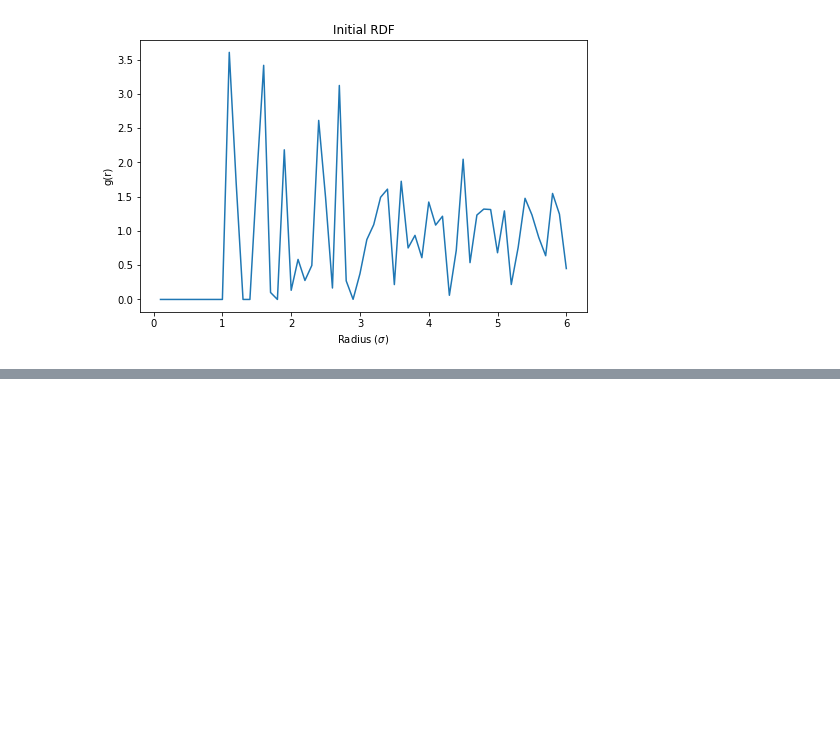
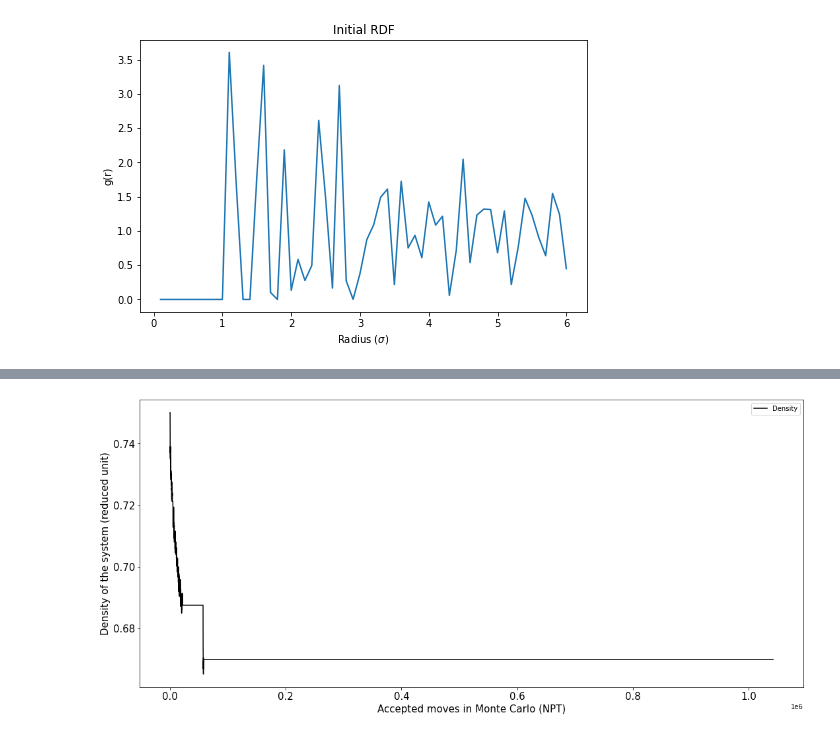
Before and after one commit to moeinhajian/Monte-Carlo-NPT, a Jupyter notebook: MC-NPT.ipynb, the cells around one changed output, grey strips where cells are left out. Cells and saved outputs as stored; diff of their text form; code cells hidden in the pictures; blank space fills up the shorter version.

```diff
--- a/MC-NPT.ipynb
+++ b/MC-NPT.ipynb
@@ -229,12 +229,14 @@ plt.show()
 # %%
 plt.figure(figsize=(18,8))
-plt.plot(range(len(rhot)), rhot, color='black', label='Total energy')
+plt.plot(range(len(rhot)), rhot, color='black', label='Density')
 plt.xlabel('Accepted moves in Monte Carlo (NPT)', fontsize=15)
 plt.ylabel('Density of the system (reduced unit)',fontsize=15)
 plt.xticks(fontsize=15)
 plt.legend()
 plt.yticks(fontsize=15)
 
 plt.show()
+# %% [output]
+[figure, added]
 # %%
 # Printing final average RDF in the text file
```
Also changed, not shown: parts of 4 cells of this notebook.
